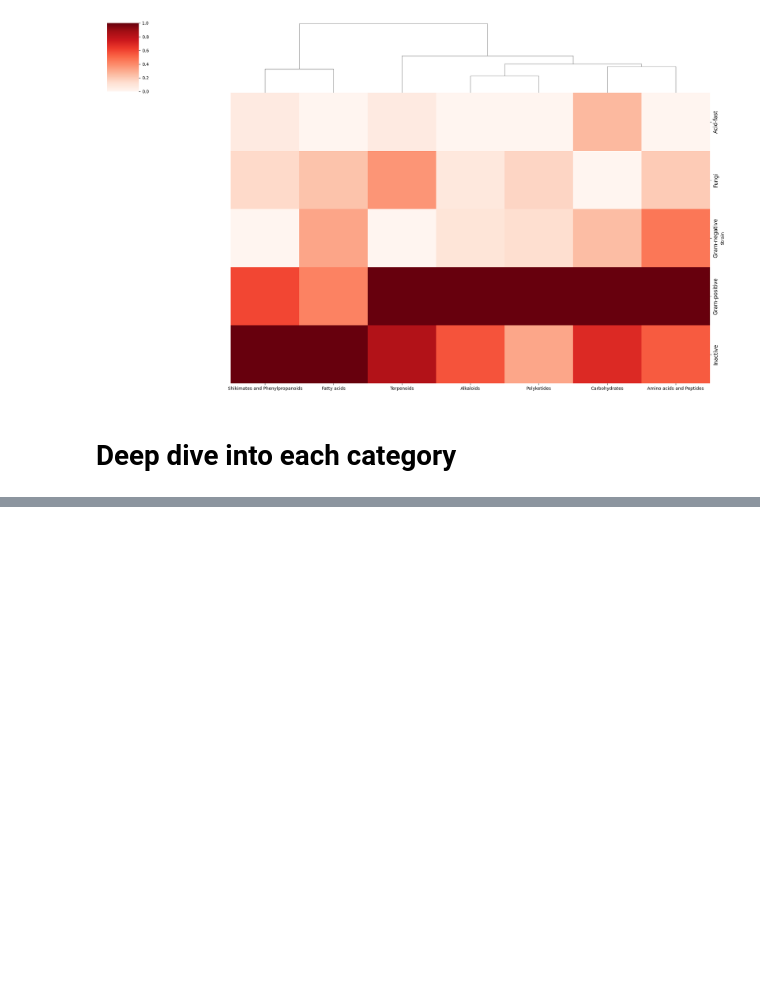
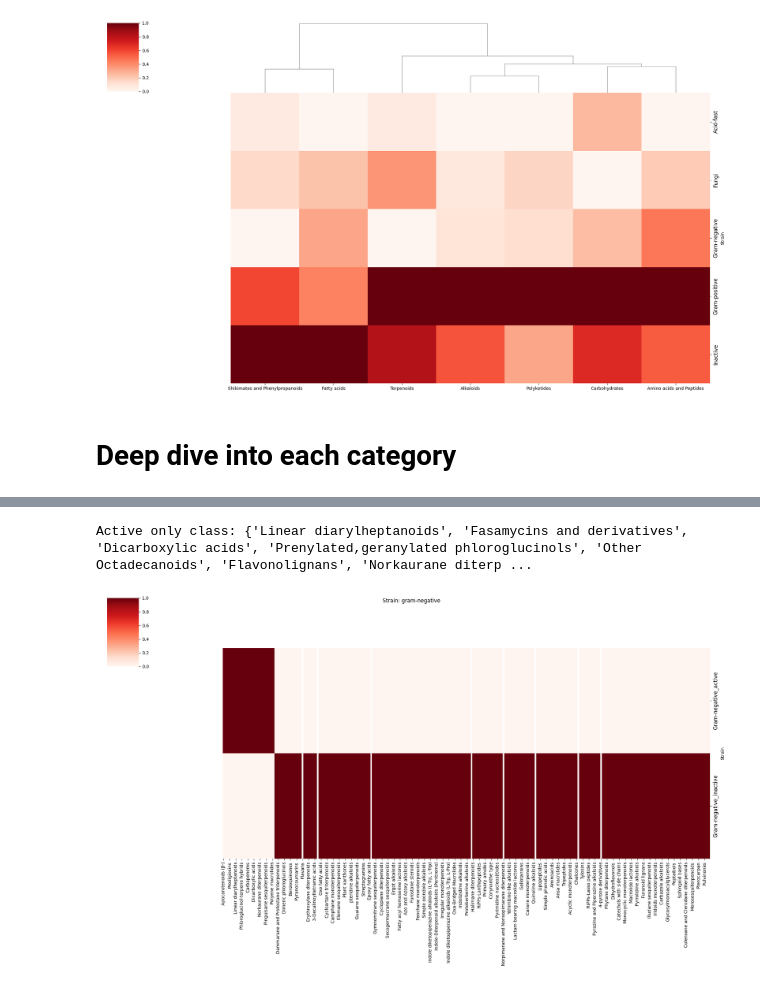
Before and after one commit to IMI-COMBINE/broad_spectrum_prediction, a Jupyter notebook: src/4_2_chem_class_analysis.ipynb, the cells around one changed output, grey strips where cells are left out. Saved outputs shown, nothing was run; the diff lists cells and outputs as text; code cells hidden in the pictures; blank space fills up the shorter version.

```diff
--- a/src/4_2_chem_class_analysis.ipynb
+++ b/src/4_2_chem_class_analysis.ipynb
@@ -516,0 +414,5 @@ chem_pathway_counter_dict = get_info_dict(chem_pathway_dict)
+# %%
+get_cluster_map(chem_class_dict, "gram-negative")
+# %% [output]
+Active only class: {'Linear diarylheptanoids', 'Fasamycins and derivatives', 'Dicarboxylic acids', 'Prenylated,geranylated phloroglucinols', 'Other Octadecanoids', 'Flavonolignans', 'Norkaurane diterp ...
+[figure, added]
```
Also changed, not shown: parts of 20 cells of this notebook, 1 other file.
